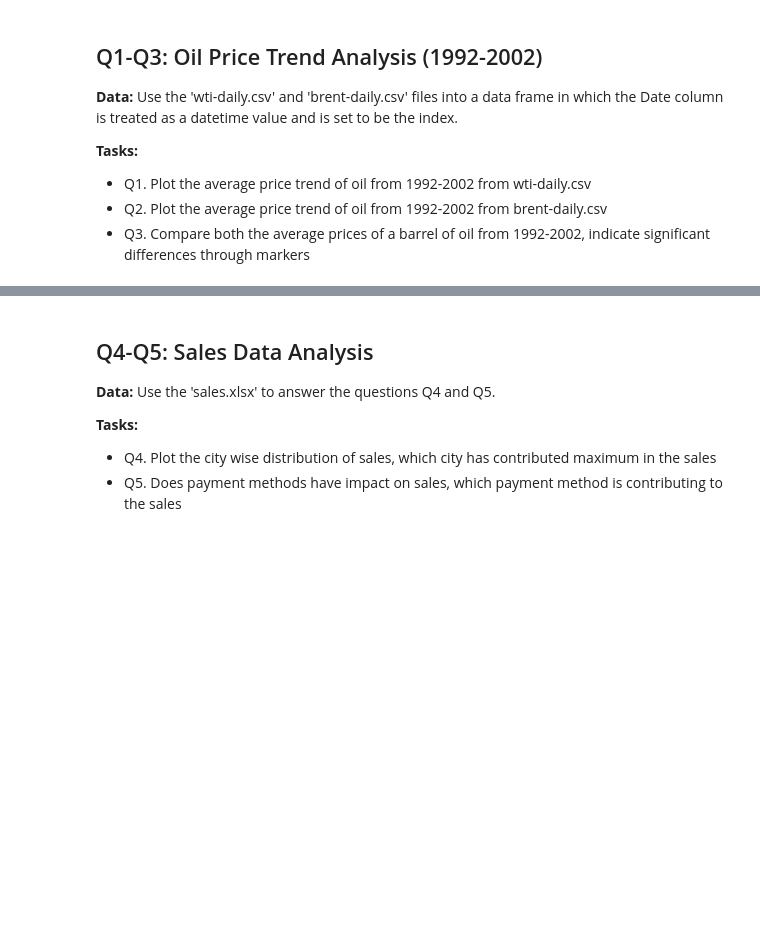
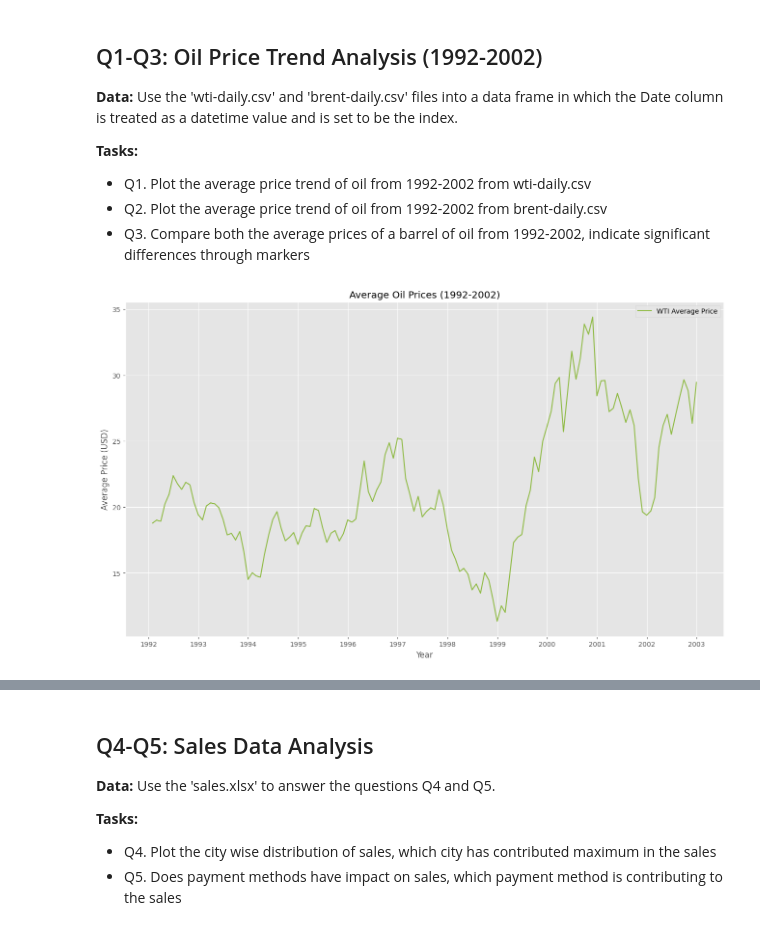
Before and after one commit to SimonRuskola/D7055E_Assignments, a Jupyter notebook: Assignment_1/main.ipynb, the cells around one changed output, grey strips where cells are left out. Cells and saved outputs as stored; diff of their text form; code cells hidden in the pictures; blank space fills up the shorter version.

```diff
--- a/Assignment_1/main.ipynb
+++ b/Assignment_1/main.ipynb
@@ -23,3 +24,44 @@ from PIL import Image, ImageEnhance, ImageFilter, ImageOps
 - Q1. Plot the average price trend of oil from 1992-2002 from wti-daily.csv
 - Q2. Plot the average price trend of oil from 1992-2002 from brent-daily.csv
 - Q3. Compare both the average prices of a barrel of oil from 1992-2002, indicate significant differences through markers
+# %%
+# DATA PREP Q1-Q3
+
+# Load the oil price data
+brentDailyData = pd.read_csv('data/brent-daily.csv')
+wtiDailyData = pd.read_csv('data/wti-daily.csv')
+
+# Convert Date column to datetime and set as index
+brentDailyData['Date'] = pd.to_datetime(brentDailyData['Date'])
+wtiDailyData['Date'] = pd.to_datetime(wtiDailyData['Date'])
+brentDailyData.set_index('Date', inplace=True)
+wtiDailyData.set_index('Date', inplace=True)
+
+# Filter data for 1992-2002
+brent_1992_2002 = brentDailyData['1992-01-01':'2002-12-31']
+wti_1992_2002 = wtiDailyData['1992-01-01':'2002-12-31']
+
+# Calculate monthly averages
+brent_avg = brent_1992_2002['Price'].resample('ME').mean()
+wti_avg = wti_1992_2002['Price'].resample('ME').mean()
+# %%
+# Q1
+
+plt.figure(figsize=(16, 9))
+plt.style.use('ggplot')
+plt.plot(wti_avg.index, wti_avg.values, label='WTI Average Price', color='C5')
+
+plt.title('Average Oil Prices (1992-2002)')
+plt.xlabel('Year')
+plt.ylabel('Average Price (USD)')
+plt.legend()
+plt.grid(True)
+
+# Set ticks every year
+ax = plt.gca()
+ax.xaxis.set_major_locator(mdates.YearLocator(1))
+ax.xaxis.set_major_formatter(mdates.DateFormatter('%Y'))
+
+plt.show()
+# %% [output]
+[figure, added]
```
Also changed, not shown: parts of 6 cells of this notebook.
